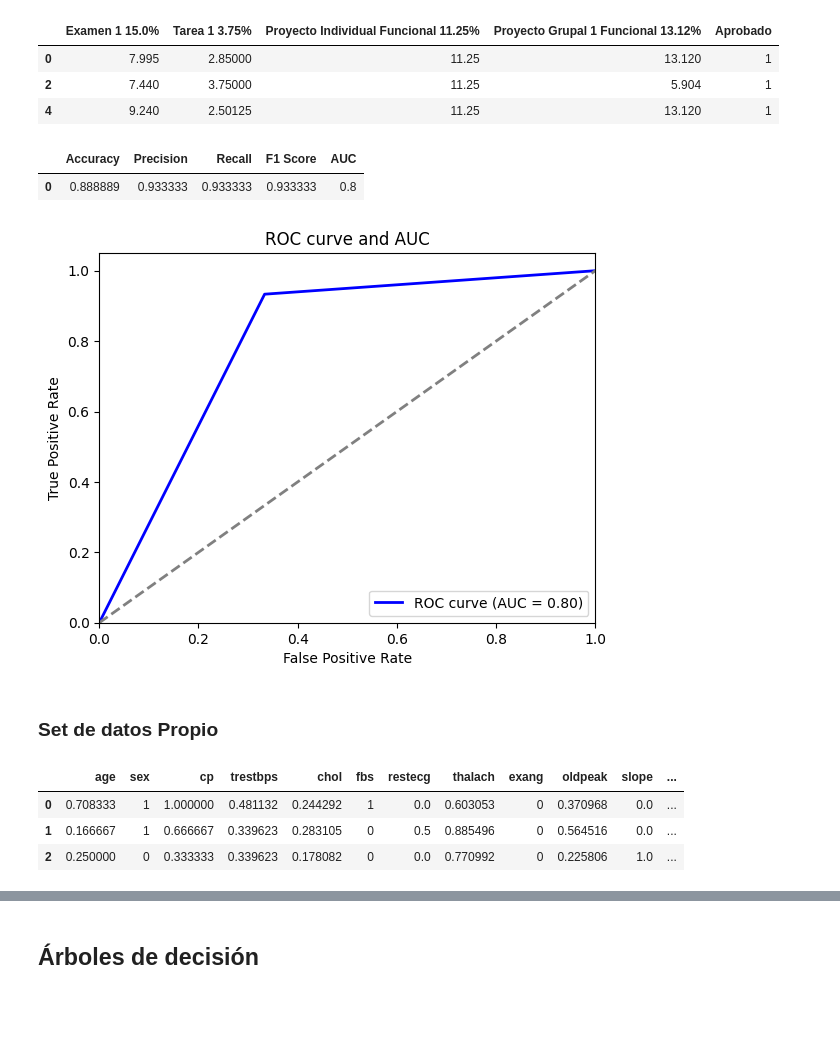
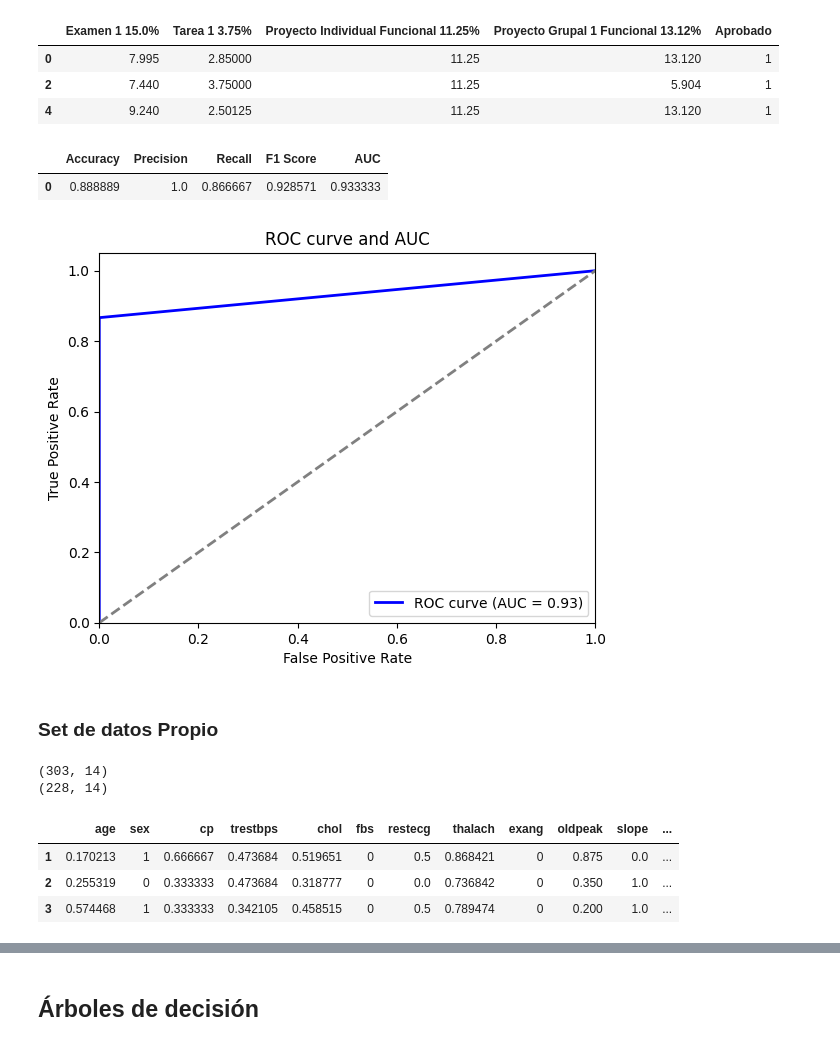
Before and after one commit to JulianCamacho/CE-5506-Reconocimiento-de-Patrones, a Jupyter notebook: Proyecto1/Proyecto1.ipynb, the cells around one changed output, grey strips where cells are left out. Drawn from its saved outputs; the diff is of its cells as text; code cells hidden in the pictures; blank space fills up the shorter version.

```diff
--- a/Proyecto1/Proyecto1.ipynb
+++ b/Proyecto1/Proyecto1.ipynb
@@ -266,19 +273,19 @@ data_arquiI_combined.head(3)
 # %%
 # Entrenar el modelo de regresión logística
 logistic_reg_model = Logistic_Regression(lr=0.03, num_iter=50000)
 logistic_reg_model.fit(X_train_arqui, y_train_arqui)
 
 # Realizar predicciones sobre los datos de prueba
-y_pred_arqui = logistic_reg_model.predict(X_test_arqui, 0.6)
+y_pred_arqui = logistic_reg_model.predict(X_test_arqui, 0.5)
 
 #print("Resultados obtenidos: ", y_pred_arqui[:20])
 #print("Resultados esperados: ", y_test_arqui[:20], "\n")
 
 computeMetrics(y_test_arqui, y_pred_arqui)
 # %% [output]
 |  | Accuracy | Precision | Recall | F1 Score | AUC |
-| 0 | 0.888889 | 0.933333 | 0.933333 | 0.933333 | 0.8 |
+| 0 | 0.888889 | 1.0 | 0.866667 | 0.928571 | 0.933333 |
-[figure, old version]
+[figure, new version]
 # %% [markdown]
 ### Set de datos Propio
 # %%
@@ -286,6 +293,15 @@ computeMetrics(y_test_arqui, y_pred_arqui)
 data_heart = pd.read_csv("heart.csv")
 
 #======  Feature Engineering  ======#
+
+# Eliminar datos outliers según el rango intercuartílico
+print(data_heart.shape)
+Q1 = data_heart.quantile(0.25)
+Q3 = data_heart.quantile(0.75)
+IQR = Q3 - Q1
+outlier_mask = ((data_heart < (Q1 - 1.5 * IQR)) | (data_heart > (Q3 + 1.5 * IQR))).any(axis=1)
+data_heart = data_heart[~outlier_mask]
+print(data_heart.shape)
 
 ## Estandarización de los datos
 X = data_heart.drop(['target', 'sex', 'fbs', 'exang'], axis=1)
@@ -309,10 +325,12 @@ y_test_heart  = y_test_heart.values
 
 data_heart.head(3)
 # %% [output]
+(303, 14)
+(228, 14)
 |  | age | sex | cp | trestbps | chol | fbs | restecg | thalach | exang | oldpeak | slope | ... |
-| 0 | 0.708333 | 1 | 1.000000 | 0.481132 | 0.244292 | 1 | 0.0 | 0.603053 | 0 | 0.370968 | 0.0 | ... |
-| 1 | 0.166667 | 1 | 0.666667 | 0.339623 | 0.283105 | 0 | 0.5 | 0.885496 | 0 | 0.564516 | 0.0 | ... |
-| 2 | 0.250000 | 0 | 0.333333 | 0.339623 | 0.178082 | 0 | 0.0 | 0.770992 | 0 | 0.225806 | 1.0 | ... |
+| 1 | 0.170213 | 1 | 0.666667 | 0.473684 | 0.519651 | 0 | 0.5 | 0.868421 | 0 | 0.875 | 0.0 | ... |
+| 2 | 0.255319 | 0 | 0.333333 | 0.473684 | 0.318777 | 0 | 0.0 | 0.736842 | 0 | 0.350 | 1.0 | ... |
+| 3 | 0.574468 | 1 | 0.333333 | 0.342105 | 0.458515 | 0 | 0.5 | 0.789474 | 0 | 0.200 | 1.0 | ... |
 # %%
 # Entrenar el modelo de regresión logística
 logistic_reg_model = Logistic_Regression(lr=0.03, num_iter=50000)
```
Also changed, not shown: parts of 23 cells of this notebook, 3 other files.
